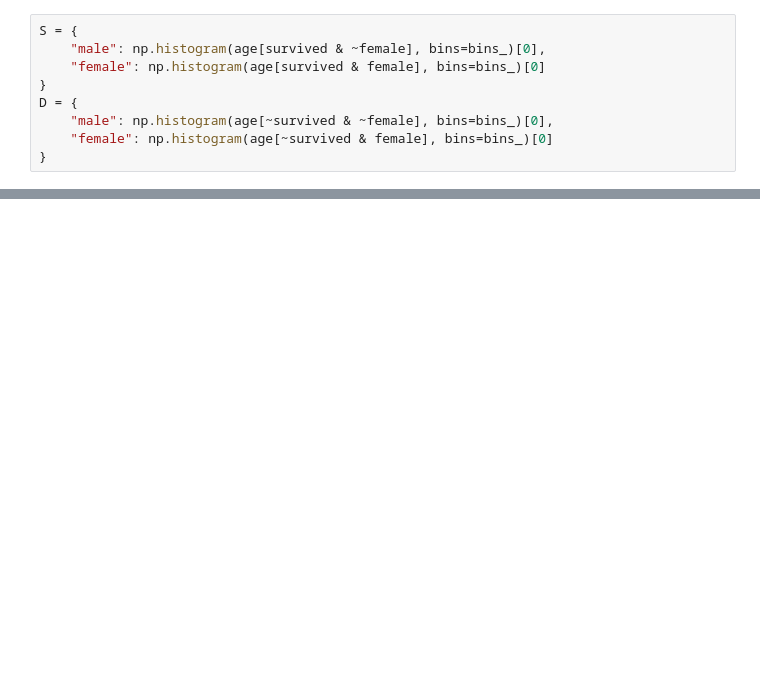
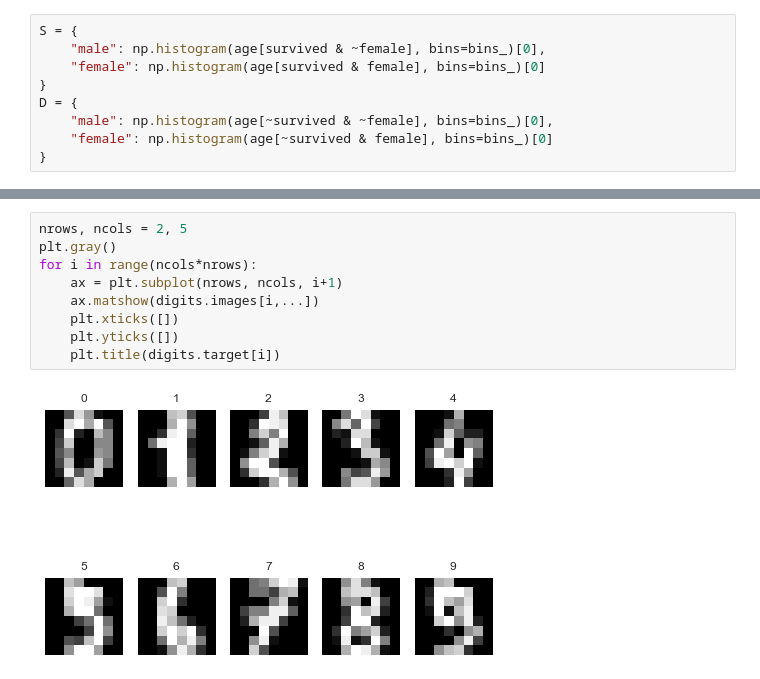
Before and after one commit to kasajei/PythonMachineLearning, a Jupyter notebook: IPythonNotebook/Chapter8.ipynb, the cells around one changed output, grey strips where cells are left out. Saved outputs shown, nothing was run; the diff lists cells and outputs as text; blank space fills up the shorter version.

```diff
--- a/IPythonNotebook/Chapter8.ipynb
+++ b/IPythonNotebook/Chapter8.ipynb
@@ -105,0 +156,11 @@ for i, sex, color in zip((0,1), ("male", "female"), ("#3345d0", "#cc3dc0")):
+# %%
+nrows, ncols = 2, 5
+plt.gray()
+for i in range(ncols*nrows):
+    ax = plt.subplot(nrows, ncols, i+1)
+    ax.matshow(digits.images[i,...])
+    plt.xticks([])
+    plt.yticks([])
+    plt.title(digits.target[i])
+# %% [output]
+[figure, added]
```
Also changed, not shown: parts of 54 cells of this notebook.
